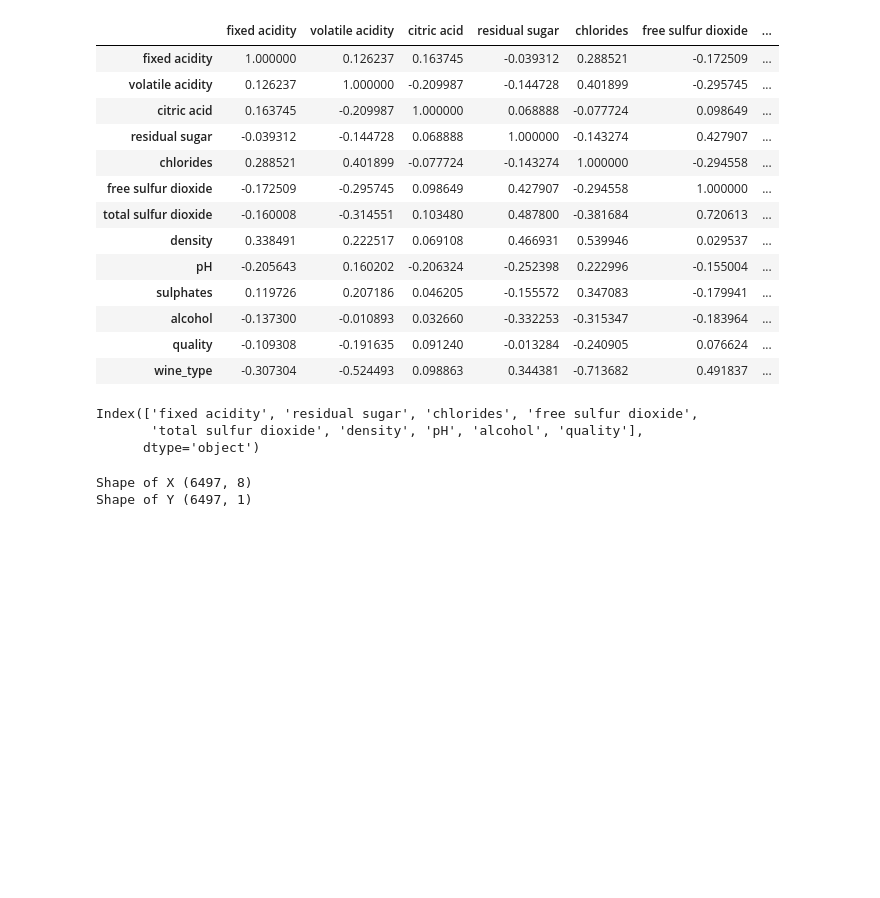
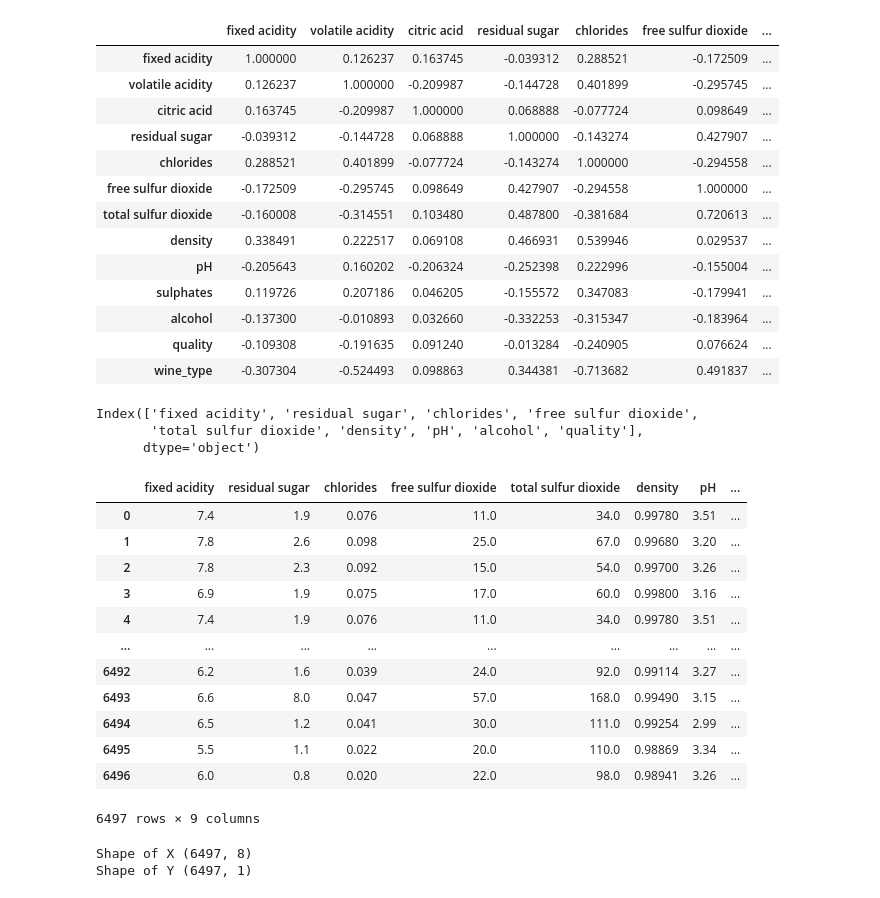
Before and after one commit to Ganesh-Kdt/Classification-and-Regression-Model-From-Scratch, a Jupyter notebook: ganeshdi_sushreen_assignment1_part3.ipynb, the cells around one changed output. Cells and saved outputs as stored; diff of their text form; code cells hidden in the pictures; blank space fills up the shorter version.

```diff
--- a/ganeshdi_sushreen_assignment1_part3.ipynb
+++ b/ganeshdi_sushreen_assignment1_part3.ipynb
@@ -130,6 +137,22 @@ wine_df.columns
 Index(['fixed acidity', 'residual sugar', 'chlorides', 'free sulfur dioxide',
        'total sulfur dioxide', 'density', 'pH', 'alcohol', 'quality'],
       dtype='object')
+# %%
+wine_df
+# %% [output]
+|  | fixed acidity | residual sugar | chlorides | free sulfur dioxide | total sulfur dioxide | density | pH | ... |
+| 0 | 7.4 | 1.9 | 0.076 | 11.0 | 34.0 | 0.99780 | 3.51 | ... |
+| 1 | 7.8 | 2.6 | 0.098 | 25.0 | 67.0 | 0.99680 | 3.20 | ... |
+| 2 | 7.8 | 2.3 | 0.092 | 15.0 | 54.0 | 0.99700 | 3.26 | ... |
+| 3 | 6.9 | 1.9 | 0.075 | 17.0 | 60.0 | 0.99800 | 3.16 | ... |
+| 4 | 7.4 | 1.9 | 0.076 | 11.0 | 34.0 | 0.99780 | 3.51 | ... |
+| ... | ... | ... | ... | ... | ... | ... | ... | ... |
+| 6492 | 6.2 | 1.6 | 0.039 | 24.0 | 92.0 | 0.99114 | 3.27 | ... |
+| 6493 | 6.6 | 8.0 | 0.047 | 57.0 | 168.0 | 0.99490 | 3.15 | ... |
+| 6494 | 6.5 | 1.2 | 0.041 | 30.0 | 111.0 | 0.99254 | 2.99 | ... |
+| 6495 | 5.5 | 1.1 | 0.022 | 20.0 | 110.0 | 0.98869 | 3.34 | ... |
+| 6496 | 6.0 | 0.8 | 0.020 | 22.0 | 98.0 | 0.98941 | 3.26 | ... |
+6497 rows × 9 columns
 # %%
 feature_columns = ['fixed acidity', 'residual sugar',
        'chlorides', 'free sulfur dioxide', 'total sulfur dioxide', 'density',
```
Also changed, not shown: parts of 1 cell of this notebook.
